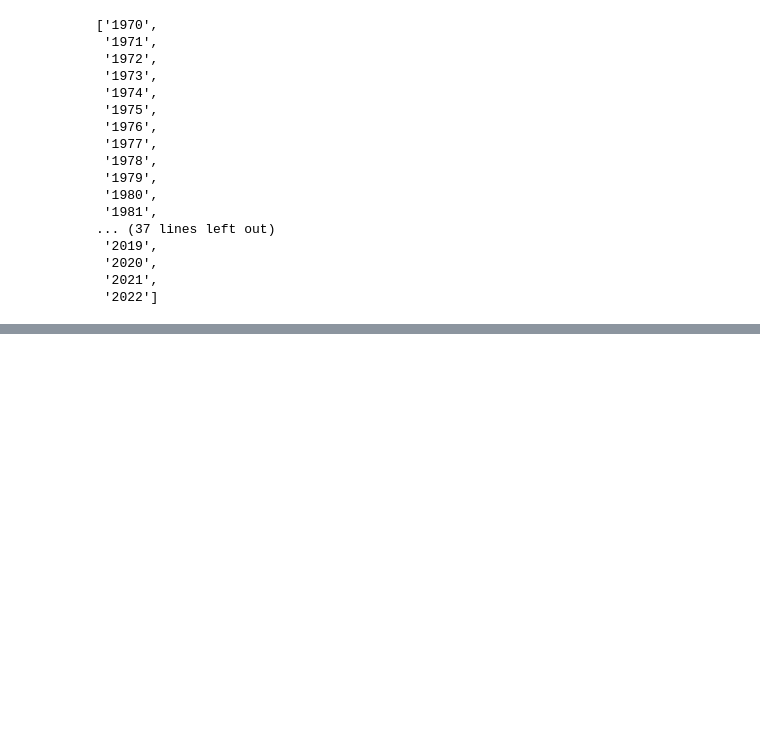
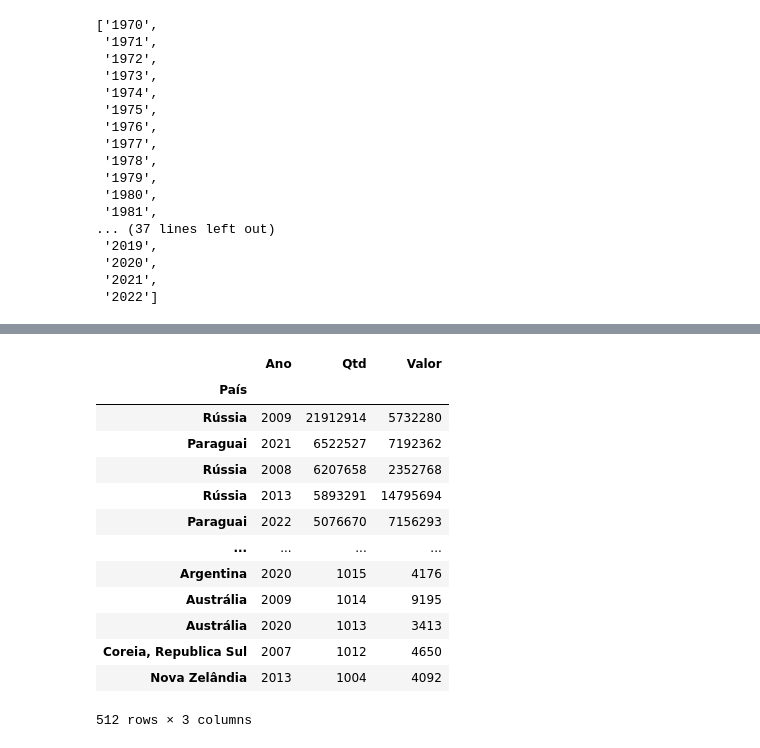
Before and after one commit to VivianeCorreia/Tech-Challenge, a Jupyter notebook: Challenge.ipynb, the cells around one changed output, grey strips where cells are left out. Cells and saved outputs as stored; diff of their text form; code cells hidden in the pictures; blank space fills up the shorter version.

```diff
--- a/Challenge.ipynb
+++ b/Challenge.ipynb
@@ -246,7 +246,7 @@ exp_valor
 | Vietnã | 2022.1 | 277 |
 6784 rows × 2 columns
 # %%
-exp_valor["Ano"] = exp_valor["Ano"].str.replace(".1", "")
+exp_valor["Ano"] = exp_valor["Ano"].str.replace("\.1", "")
 exp_valor = exp_valor.reset_index()
 exp_valor
 # %% [output]
@@ -337,6 +389,21 @@ exportacao.head(11)
 # %%
-paises_relevantes = (exportacao[exportacao['Qtd'] > 1])
+paises_relevantes = (exportacao[exportacao['Qtd'] > 1000])
 paises_relevantes
+# %% [output]
+|  | Ano | Qtd | Valor |
+| País |  |  |  |
+| Rússia | 2009 | 21912914 | 5732280 |
+| Paraguai | 2021 | 6522527 | 7192362 |
+| Rússia | 2008 | 6207658 | 2352768 |
+| Rússia | 2013 | 5893291 | 14795694 |
+| Paraguai | 2022 | 5076670 | 7156293 |
+| ... | ... | ... | ... |
+| Argentina | 2020 | 1015 | 4176 |
+| Austrália | 2009 | 1014 | 9195 |
+| Austrália | 2020 | 1013 | 3413 |
+| Coreia, Republica Sul | 2007 | 1012 | 4650 |
+| Nova Zelândia | 2013 | 1004 | 4092 |
+512 rows × 3 columns
 # %%
 # Configure o estilo do Seaborn
 #sns.set(style="whitegrid")
```
Also changed, not shown: parts of 13 cells of this notebook.
